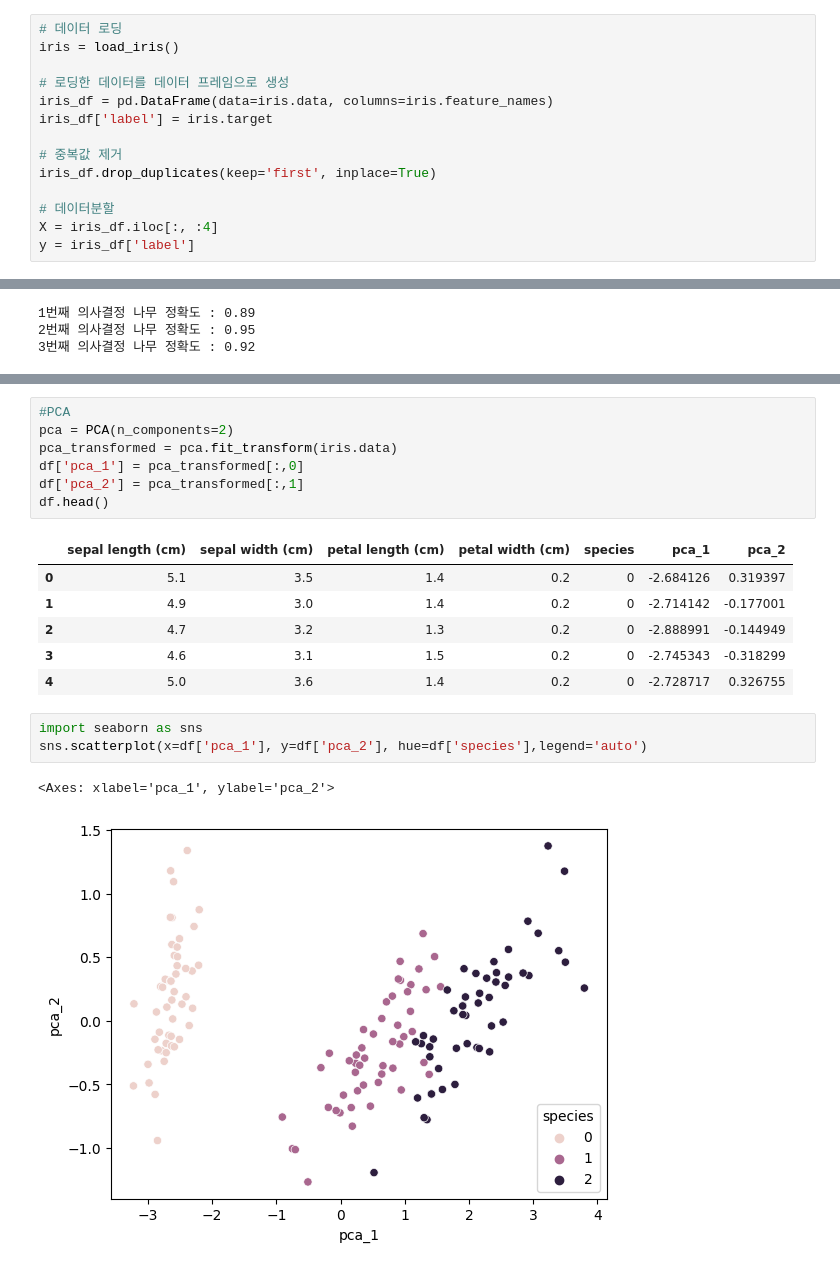
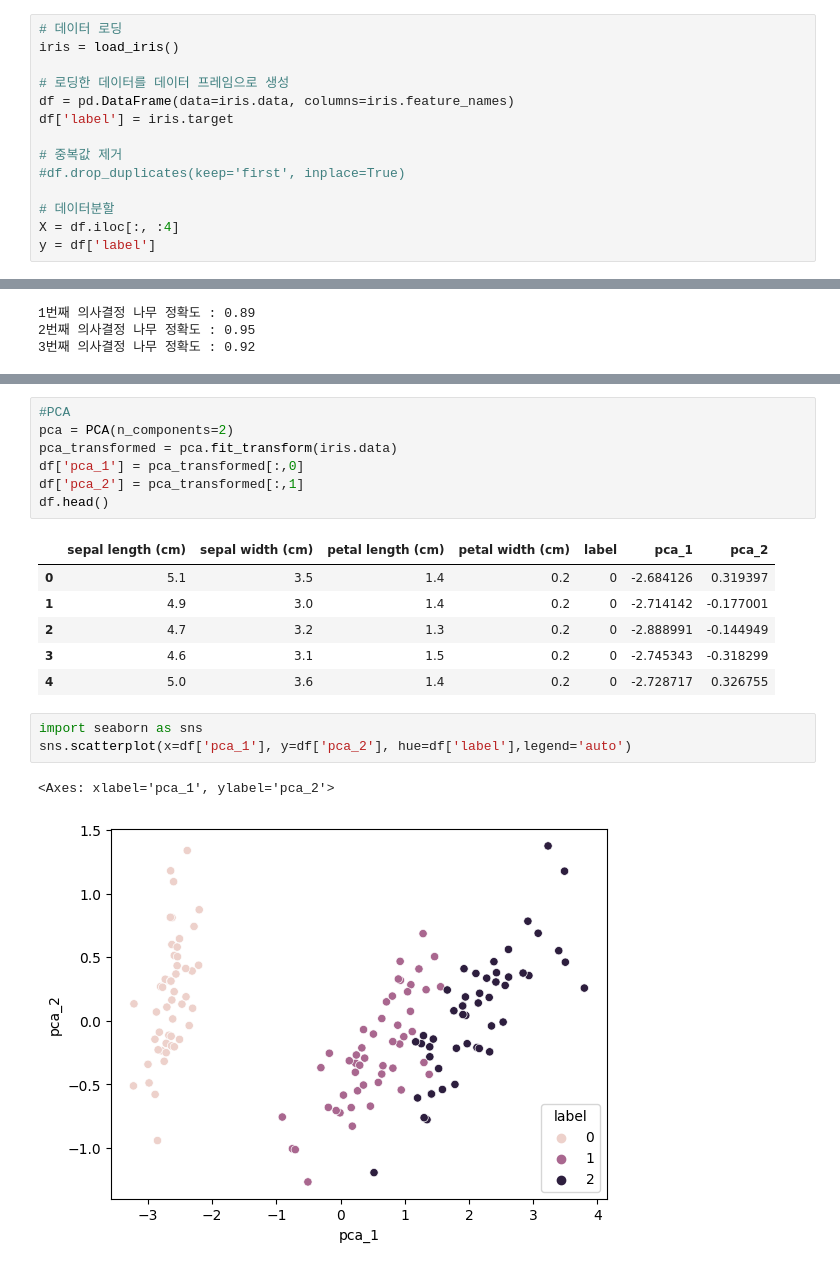
Before and after one commit to yleessam/dl, a Jupyter notebook: 2_2_classifier_iris_advance.ipynb, the cells around one changed output, grey strips where cells are left out. Cells and saved outputs as stored; diff of their text form.

```diff
--- a/2_2_classifier_iris_advance.ipynb
+++ b/2_2_classifier_iris_advance.ipynb
@@ -263,15 +265,15 @@ print("예측결과:{}".format(y_pred))
 iris = load_iris()
 
 # 로딩한 데이터를 데이터 프레임으로 생성
-iris_df = pd.DataFrame(data=iris.data, columns=iris.feature_names)
-iris_df['label'] = iris.target
+df = pd.DataFrame(data=iris.data, columns=iris.feature_names)
+df['label'] = iris.target
 
 # 중복값 제거
-iris_df.drop_duplicates(keep='first', inplace=True)
+#df.drop_duplicates(keep='first', inplace=True)
 
 # 데이터분할
-X = iris_df.iloc[:, :4]
-y = iris_df['label']
+X = df.iloc[:, :4]
+y = df['label']
 # %%
 #kfold 로 분할하기
 from sklearn.model_selection import KFold
@@ -428,7 +430,7 @@ df['pca_1'] = pca_transformed[:,0]
 df['pca_2'] = pca_transformed[:,1]
 df.head()
 # %% [output]
-|  | sepal length (cm) | sepal width (cm) | petal length (cm) | petal width (cm) | species | pca_1 | pca_2 |
+|  | sepal length (cm) | sepal width (cm) | petal length (cm) | petal width (cm) | label | pca_1 | pca_2 |
 | 0 | 5.1 | 3.5 | 1.4 | 0.2 | 0 | -2.684126 | 0.319397 |
 | 1 | 4.9 | 3.0 | 1.4 | 0.2 | 0 | -2.714142 | -0.177001 |
 | 2 | 4.7 | 3.2 | 1.3 | 0.2 | 0 | -2.888991 | -0.144949 |
@@ -436,10 +438,10 @@ df.head()
 | 4 | 5.0 | 3.6 | 1.4 | 0.2 | 0 | -2.728717 | 0.326755 |
 # %%
 import seaborn as sns
-sns.scatterplot(x=df['pca_1'], y=df['pca_2'], hue=df['species'],legend='auto')
+sns.scatterplot(x=df['pca_1'], y=df['pca_2'], hue=df['label'],legend='auto')
 # %% [output]
 <Axes: xlabel='pca_1', ylabel='pca_2'>
-[figure, old version]
+[figure, new version]
 # %%
 df.head()
 # %% [output]
```
Also changed, not shown: parts of 11 cells of this notebook.
